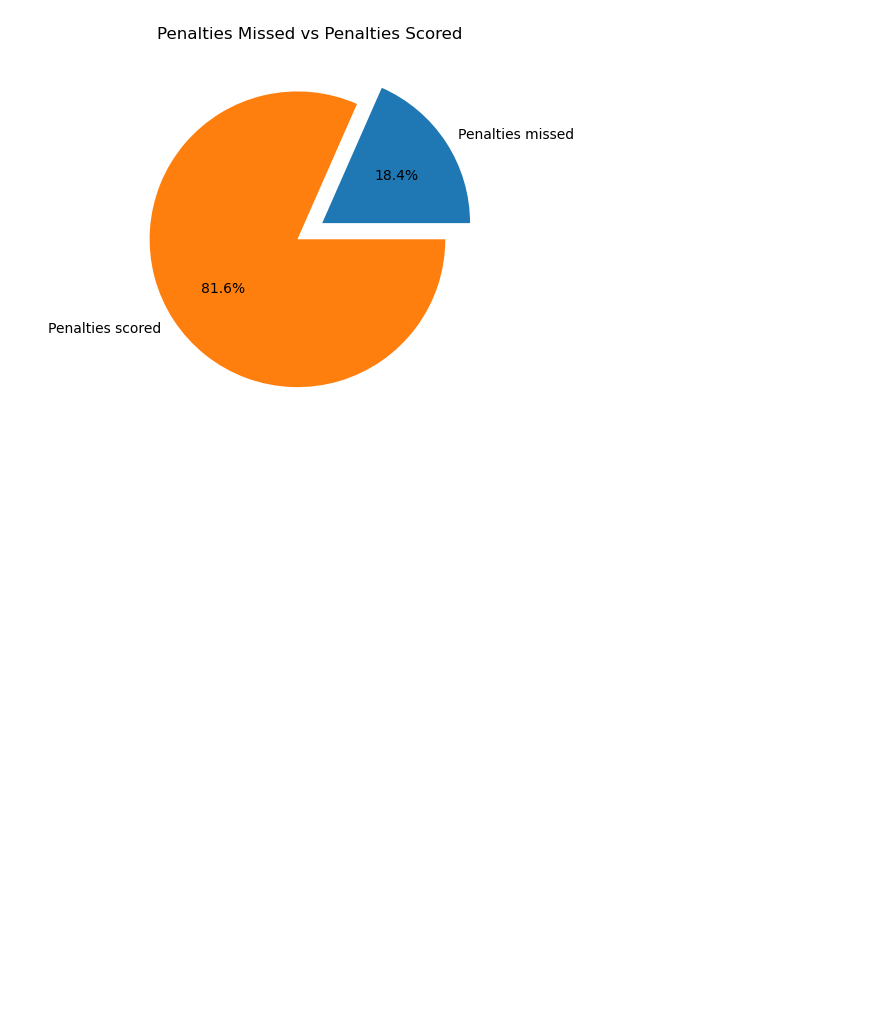
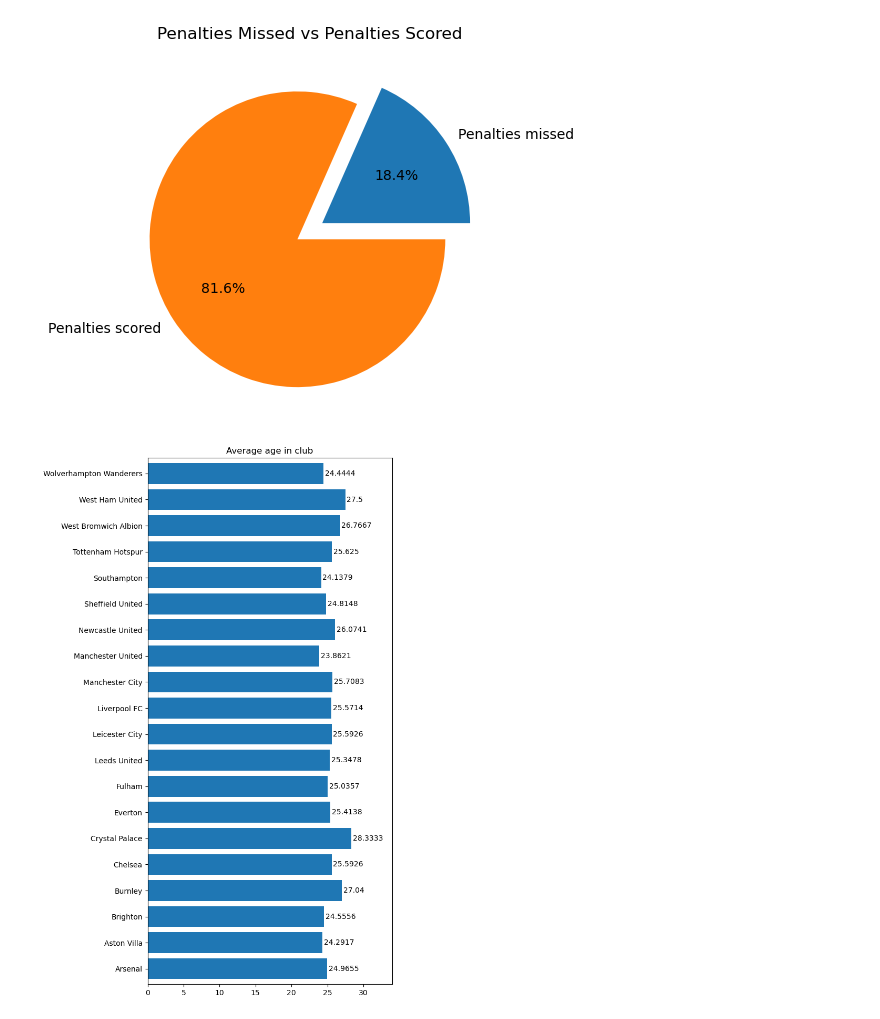
Before and after one commit to zafchiel/datas-notebooks, a Jupyter notebook: premier-league/analysis.ipynb, the cells around one changed output. Saved outputs shown, nothing was run; the diff lists cells and outputs as text; code cells hidden in the pictures; blank space fills up the shorter version.

```diff
--- a/premier-league/analysis.ipynb
+++ b/premier-league/analysis.ipynb
@@ -330,3 +330,16 @@ plt.pie(data, labels=labels, autopct='%.1f%%', explode=[0.1, 0.1])
  [Text(0.5862696275997793, 0.3824760433726746, '18.4%'),
   Text(-0.5862696455047746, -0.382476015927412, '81.6%')])
 [figure]
+# %%
+avg_age = df.groupby('Club')['Age'].mean()
+
+plt.figure(figsize=(6,13))
+plt.margins(0.2, 0.01)
+
+hbars = plt.barh(avg_age.index, avg_age.values)
+plt.title('Average age in club')
+plt.bar_label(hbars, padding=2)
+
+plt.show()
+# %% [output]
+[figure, added]
```
